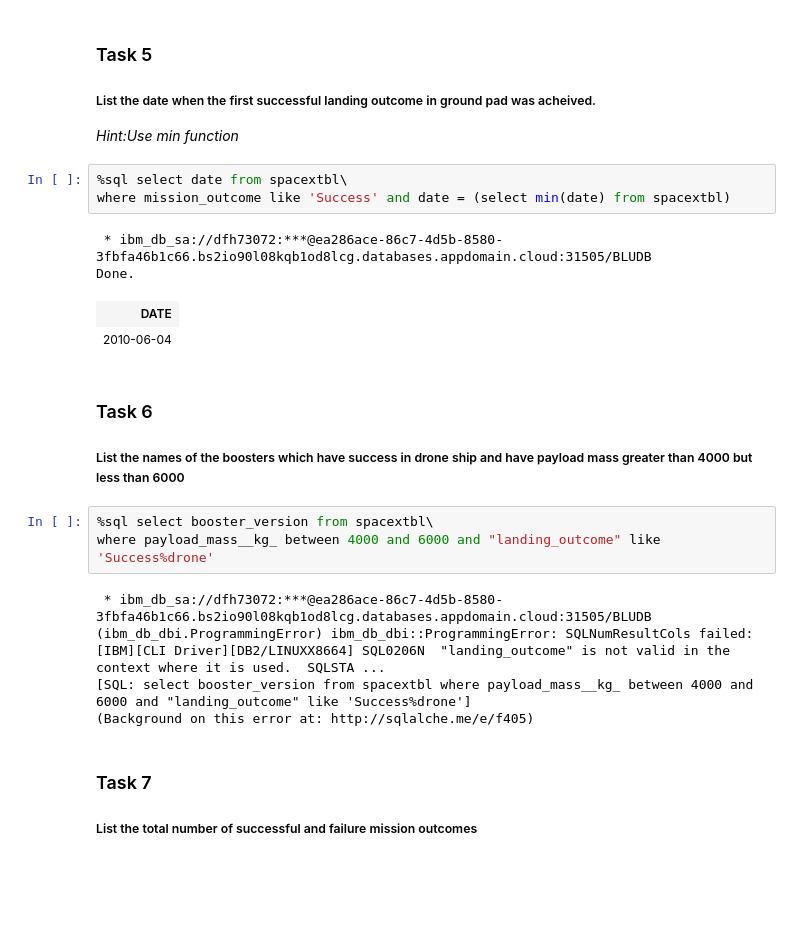
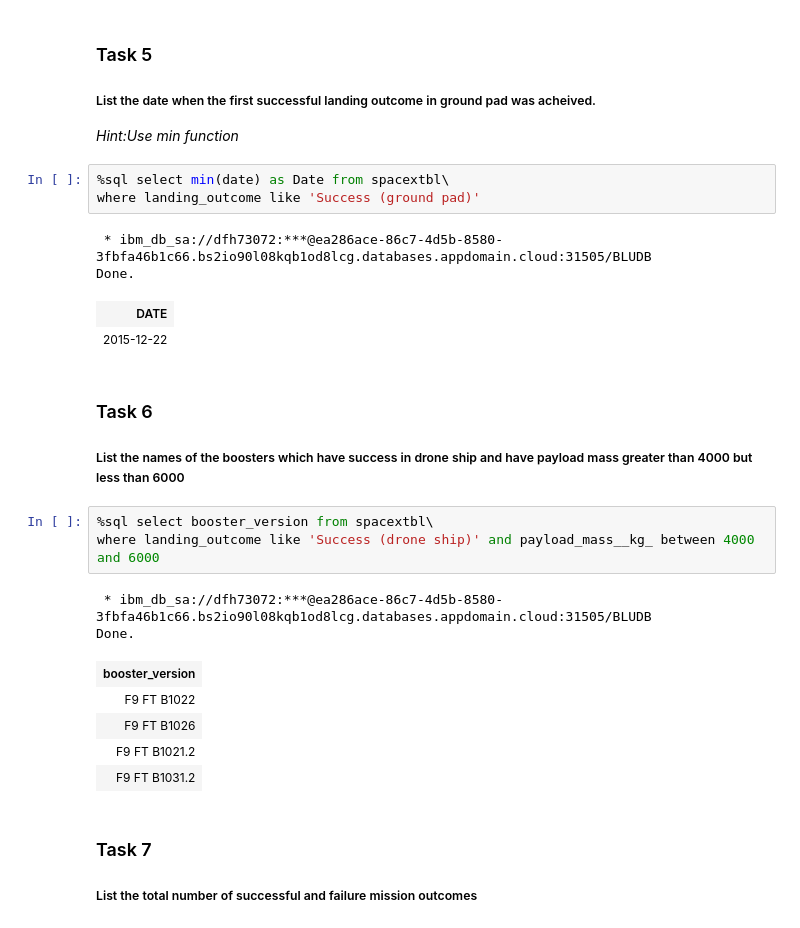
Before and after one commit to Feranmi-Alalade/IBM-Data-Science-Capstone-SpaceX, a Jupyter notebook: EDA_SQL.ipynb, the cells around one changed output. Saved outputs shown, nothing was run; the diff lists cells and outputs as text; blank space fills up the shorter version.

```diff
--- a/EDA_SQL.ipynb
+++ b/EDA_SQL.ipynb
@@ -201,25 +198,28 @@ Done.
 
 *Hint:Use min function*
 # %%
-%sql select date from spacextbl\
-where mission_outcome like 'Success' and date = (select min(date) from spacextbl)
+%sql select min(date) as Date from spacextbl\
+where landing_outcome like 'Success (ground pad)'
 # %% [output]
  * ibm_db_sa://dfh73072:***@ea286ace-86c7-4d5b-8580-3fbfa46b1c66.bs2io90l08kqb1od8lcg.databases.appdomain.cloud:31505/BLUDB
 Done.
 | DATE |
-| 2010-06-04 |
+| 2015-12-22 |
 # %% [markdown]
 ### Task 6
 
 ##### List the names of the boosters which have success in drone ship and have payload mass greater than 4000 but less than 6000
 # %%
 %sql select booster_version from spacextbl\
-where payload_mass__kg_ between 4000 and 6000 and "landing_outcome" like 'Success%drone'
+where landing_outcome like 'Success (drone ship)' and payload_mass__kg_ between 4000 and 6000
 # %% [output]
  * ibm_db_sa://dfh73072:***@ea286ace-86c7-4d5b-8580-3fbfa46b1c66.bs2io90l08kqb1od8lcg.databases.appdomain.cloud:31505/BLUDB
-(ibm_db_dbi.ProgrammingError) ibm_db_dbi::ProgrammingError: SQLNumResultCols failed: [IBM][CLI Driver][DB2/LINUXX8664] SQL0206N  "landing_outcome" is not valid in the context where it is used.  SQLSTA ...
-[SQL: select booster_version from spacextbl where payload_mass__kg_ between 4000 and 6000 and "landing_outcome" like 'Success%drone']
-(Background on this error at: http://sqlalche.me/e/f405)
+Done.
+| booster_version |
+| F9 FT B1022 |
+| F9 FT B1026 |
+| F9 FT B1021.2 |
+| F9 FT B1031.2 |
 # %% [markdown]
 ### Task 7
 
```
Also changed, not shown: parts of 4 cells of this notebook.
